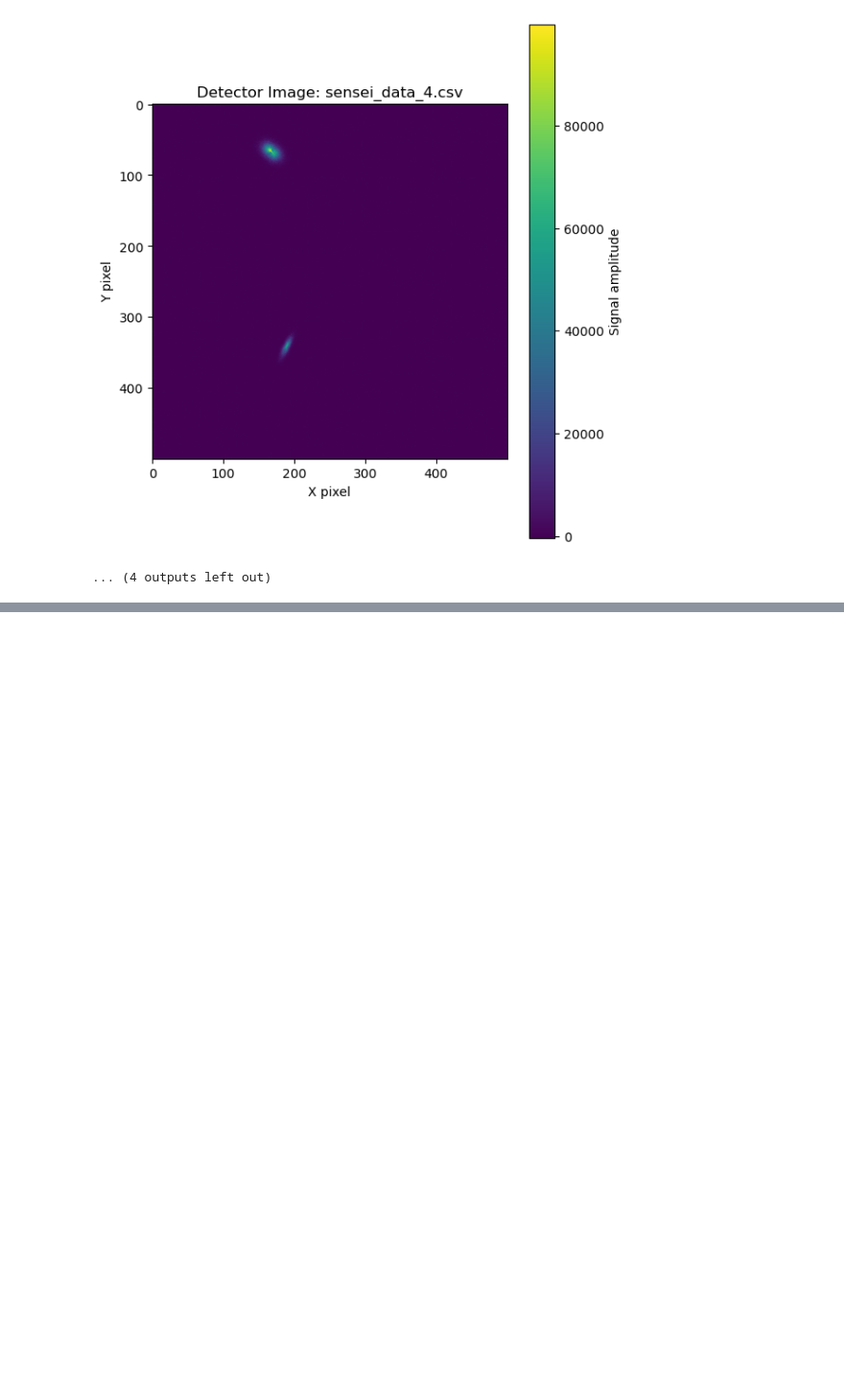
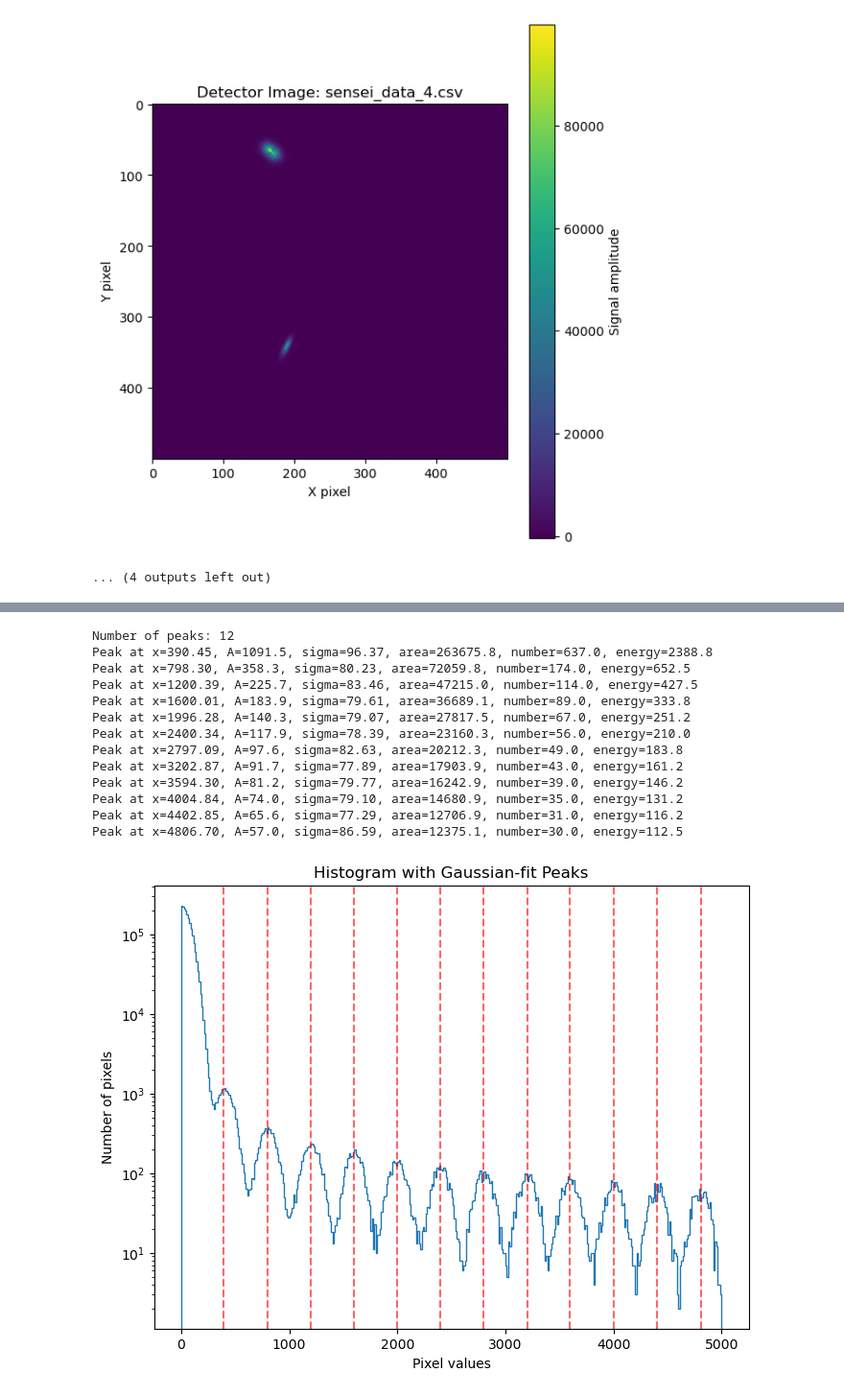
Before and after one commit to dowlingwong/GGI_CCDNR, a Jupyter notebook: CCD_viz.ipynb, the cells around one changed output, grey strips where cells are left out. Shown at 96% size. Saved outputs shown, nothing was run; the diff lists cells and outputs as text; code cells hidden in the pictures; blank space fills up the shorter version.

```diff
--- a/CCD_viz.ipynb
+++ b/CCD_viz.ipynb
@@ -96,0 +114,74 @@ Gaussian fit: mu = 1.2077173636008482 , sigma = 81.92542712287747
+# %%
+import numpy as np
+from scipy.signal import find_peaks
+from scipy.optimize import curve_fit
+
+# --- Gaussian model ---
+def gaussian(x, A, mu, sigma):
+    return A * np.exp(-(x - mu)**2 / (2 * sigma**2))
+
+plt.figure(figsize=(8,6))
+counts, bin_edges, _ = plt.hist(
+    data,
+    bins=400,
+    range=(0, 5000),
+    histtype='step'
+)
+
+# Bin centers
+x = 0.5 * (bin_edges[:-1] + bin_edges[1:])
+
+# 1) --- find peaks ---
+peaks, props = find_peaks(counts, prominence=50)
+print("Number of peaks:", len(peaks))
+
+areas = []
+
+# 2) --- fit a Gaussian around each peak ---
+for p in peaks:
+    # Choose a small window around the peak (±10 bins)
+    left = max(0, p - 10)
+    right = min(len(counts), p + 10)
+
+    x_fit = x[left:right]
+    y_fit = counts[left:right]
+
+    # Initial guesses
+    A0 = counts[p]
+    mu0 = x[p]
+    sigma0 = (x[right-1] - x[left]) / 6   # rough estimate
+
+    # Curve fit
+    popt, pcov = curve_fit(gaussian, x_fit, y_fit, p0=[A0, mu0, sigma0])
+    A, mu, sigma = popt
+
+    # 3) --- compute area under fitted Gaussian ---
+    area = A * sigma * np.sqrt(2 * np.pi)
+    areas.append(area)
+
+    # Print results
+    print(f"Peak at x={mu:.2f}, A={A:.1f}, sigma={sigma:.2f}, area={area:.1f}, number={round(area/414):.1f}, energy={round(area/414)*3.75:.1f}")
+
+    # Plot vertical line
+    plt.axvline(mu, color='red', linestyle='--', alpha=0.6)
+
+plt.yscale('log')
+plt.xlabel("Pixel values")
+plt.ylabel("Number of pixels")
+plt.title("Histogram with Gaussian-fit Peaks")
+plt.show()
+# %% [output]
+Number of peaks: 12
+Peak at x=390.45, A=1091.5, sigma=96.37, area=263675.8, number=637.0, energy=2388.8
+Peak at x=798.30, A=358.3, sigma=80.23, area=72059.8, number=174.0, energy=652.5
+Peak at x=1200.39, A=225.7, sigma=83.46, area=47215.0, number=114.0, energy=427.5
+Peak at x=1600.01, A=183.9, sigma=79.61, area=36689.1, number=89.0, energy=333.8
+Peak at x=1996.28, A=140.3, sigma=79.07, area=27817.5, number=67.0, energy=251.2
+Peak at x=2400.34, A=117.9, sigma=78.39, area=23160.3, number=56.0, energy=210.0
+Peak at x=2797.09, A=97.6, sigma=82.63, area=20212.3, number=49.0, energy=183.8
+Peak at x=3202.87, A=91.7, sigma=77.89, area=17903.9, number=43.0, energy=161.2
+Peak at x=3594.30, A=81.2, sigma=79.77, area=16242.9, number=39.0, energy=146.2
+Peak at x=4004.84, A=74.0, sigma=79.10, area=14680.9, number=35.0, energy=131.2
+Peak at x=4402.85, A=65.6, sigma=77.29, area=12706.9, number=31.0, energy=116.2
+Peak at x=4806.70, A=57.0, sigma=86.59, area=12375.1, number=30.0, energy=112.5
+[figure, added]
```
Also changed, not shown: parts of 6 cells of this notebook, 4 other files.
